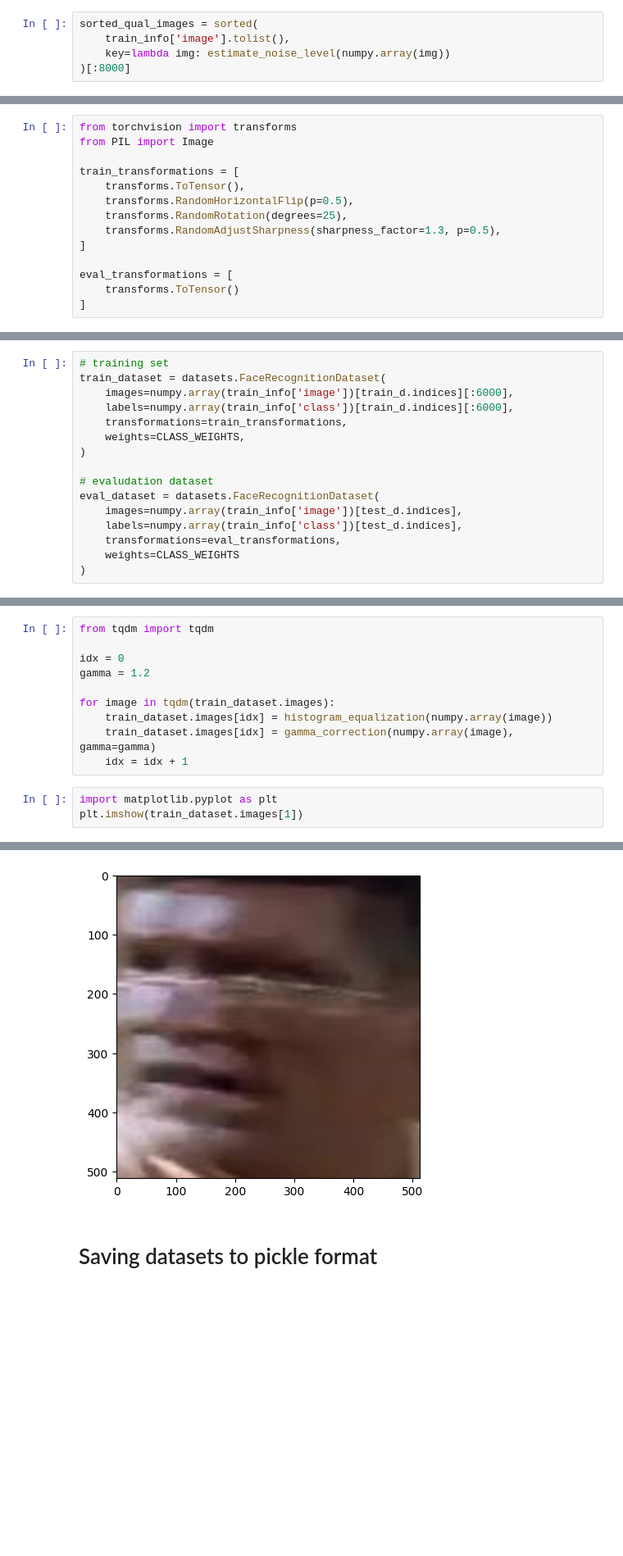
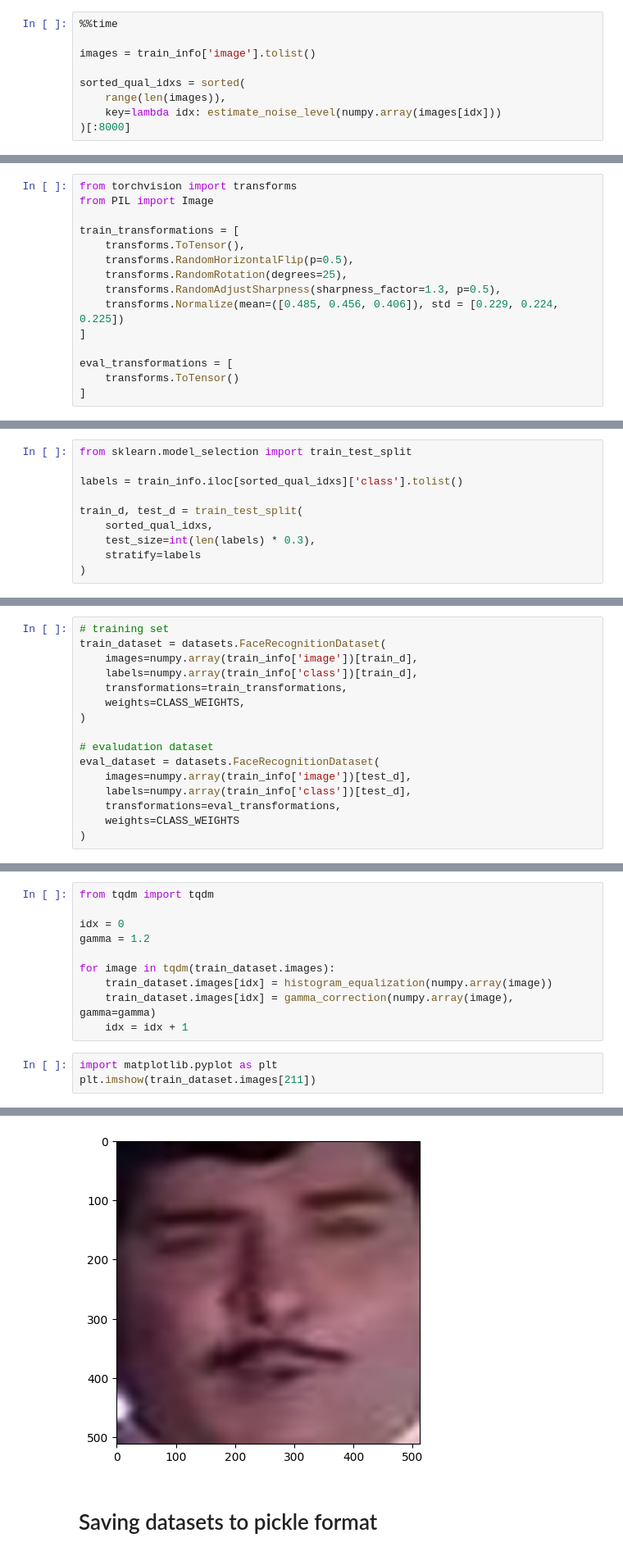
Before and after one commit to LovePelmeni/Age-Face-Recognition-App, a Jupyter notebook: experiments/current_experiment/notebooks/preprocessing.ipynb, the cells around one changed output, grey strips where cells are left out. Shown at 82% size. Cells and saved outputs as stored; diff of their text form; blank space fills up the shorter version.

Commit message:
updated preprocessing and training pipelines

```diff
--- a/experiments/current_experiment/notebooks/preprocessing.ipynb
+++ b/experiments/current_experiment/notebooks/preprocessing.ipynb
@@ -156,7 +156,11 @@ def estimate_noise_level(image: numpy.ndarray, window_size: int):
 # %% [markdown]
 # Selecting first 8000 images with the highest quality
 # %%
-sorted_qual_images = sorted(
-    train_info['image'].tolist(),
-    key=lambda img: estimate_noise_level(numpy.array(img))
+%%time
+
+images = train_info['image'].tolist()
+
+sorted_qual_idxs = sorted(
+    range(len(images)),
+    key=lambda idx: estimate_noise_level(numpy.array(images[idx]))
 )[:8000]
@@ -171,6 +178,7 @@ train_transformations = [
     transforms.RandomHorizontalFlip(p=0.5),
     transforms.RandomRotation(degrees=25),
     transforms.RandomAdjustSharpness(sharpness_factor=1.3, p=0.5),
+    transforms.Normalize(mean=([0.485, 0.456, 0.406]), std = [0.229, 0.224, 0.225])
 ]
 
 eval_transformations = [
@@ -194,3 +189,13 @@ train_d, test_d = train_test_split(
+# %%
+from sklearn.model_selection import train_test_split
+
+labels = train_info.iloc[sorted_qual_idxs]['class'].tolist()
+
+train_d, test_d = train_test_split(
+    sorted_qual_idxs,
+    test_size=int(len(labels) * 0.3),
+    stratify=labels
+)
 # %% [markdown]
 # Handling class disbalance by defining class weights
 # %%
@@ -206,16 +211,16 @@ CLASS_WEIGHTS = torch.tensor(
 # %%
 # training set
 train_dataset = datasets.FaceRecognitionDataset(
-    images=numpy.array(train_info['image'])[train_d.indices][:6000],
-    labels=numpy.array(train_info['class'])[train_d.indices][:6000],
+    images=numpy.array(train_info['image'])[train_d],
+    labels=numpy.array(train_info['class'])[train_d],
     transformations=train_transformations,
     weights=CLASS_WEIGHTS,
 )
 
 # evaludation dataset
 eval_dataset = datasets.FaceRecognitionDataset(
-    images=numpy.array(train_info['image'])[test_d.indices],
-    labels=numpy.array(train_info['class'])[test_d.indices],
+    images=numpy.array(train_info['image'])[test_d],
+    labels=numpy.array(train_info['class'])[test_d],
     transformations=eval_transformations,
     weights=CLASS_WEIGHTS
 )
@@ -258,10 +267,10 @@ for image in tqdm(train_dataset.images):
     idx = idx + 1
 # %%
 import matplotlib.pyplot as plt
-plt.imshow(train_dataset.images[1])
+plt.imshow(train_dataset.images[211])
 # %% [output]
 <matplotlib.image.AxesImage at 0x...>
-[figure, old version]
+[figure, new version]
 # %% [markdown]
 # Saving datasets to pickle format
 # %%
```
Also changed, not shown: parts of 6 cells of this notebook, 2 other files.
